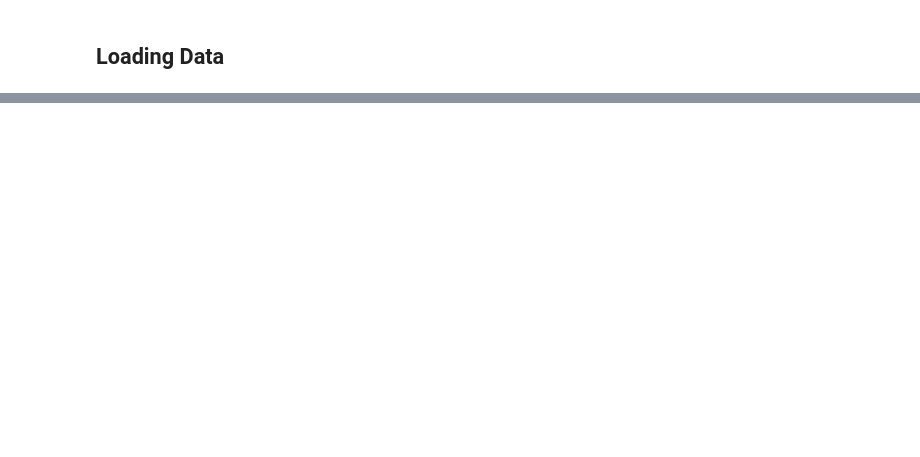
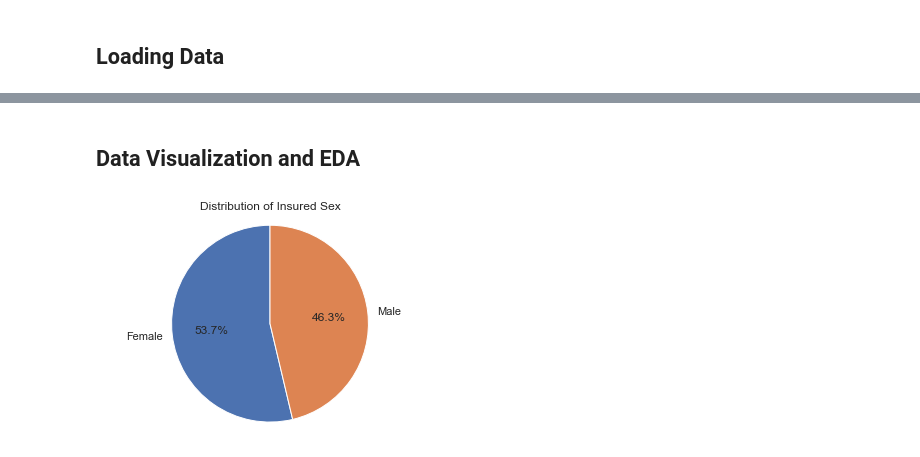
Before and after one commit to JSH1994/INTEGRATED-PROJECT, a Jupyter notebook: INTEGRATED-PROJECT DC,FE,EDA.ipynb, the cells around one changed output, grey strips where cells are left out. Cells and saved outputs as stored; diff of their text form; code cells hidden in the pictures; blank space fills up the shorter version.

```diff
--- a/INTEGRATED-PROJECT DC,FE,EDA.ipynb
+++ b/INTEGRATED-PROJECT DC,FE,EDA.ipynb
@@ -44,0 +62,11 @@ df
+# %%
+# Extract year from the 'policy_bind_date' column
+df['policy_bind_year'] = pd.to_datetime(df['policy_bind_date']).dt.year
+
+# Remove the original 'policy_bind_date' column
+df.drop(columns=['policy_bind_date'], inplace=True)
+# %%
+# Extract week number, month, and day of the week
+df['incident_week'] = df['incident_date'].dt.isocalendar().week
+df['incident_month'] = df['incident_date'].dt.month
+df['incident_day_of_week'] = df['incident_date'].dt.dayofweek + 1
@@ -44,0 +91,36 @@ df
+# %%
+import pandas as pd
+from sklearn.preprocessing import StandardScaler
+
+# Calculate relative risk
+risk = ((df['total_claim_amount'] - (df['months_as_customer'] / 12 * df['policy_annual_premium'])) / df['total_claim_amount'])
+
+# Scale the relative risk values using StandardScaler (Z-score scaling)
+scaler = StandardScaler()
+df['scaled_risk'] = scaler.fit_transform(risk.values.reshape(-1, 1))
+# %%
+# Calculate the age at policy inception
+df['age_at_policy_inception'] = df['age'] - (df['months_as_customer'] / 12)
+# %% [markdown]
+<h2>Data Visualization and EDA</h2>
+# %%
+import pandas as pd
+import matplotlib.pyplot as plt
+
+# Count the occurrences of each gender in the single column
+female_count = df[df['insured_sex'] == 'FEMALE'].shape[0]
+male_count = df[df['insured_sex'] == 'MALE'].shape[0]
+
+# Data to plot
+labels = ['Female', 'Male']
+sizes = [female_count, male_count]
+
+# Plot
+fig1, ax1 = plt.subplots()
+ax1.pie(sizes, labels=labels, autopct='%1.1f%%', startangle=90)
+ax1.axis('equal')  # Equal aspect ratio ensures that pie is drawn as a circle.
+
+plt.title('Distribution of Insured Sex')
+plt.show()
+# %% [output]
+[figure, added]
```
Also changed, not shown: parts of 17 cells of this notebook, 3 other files.
